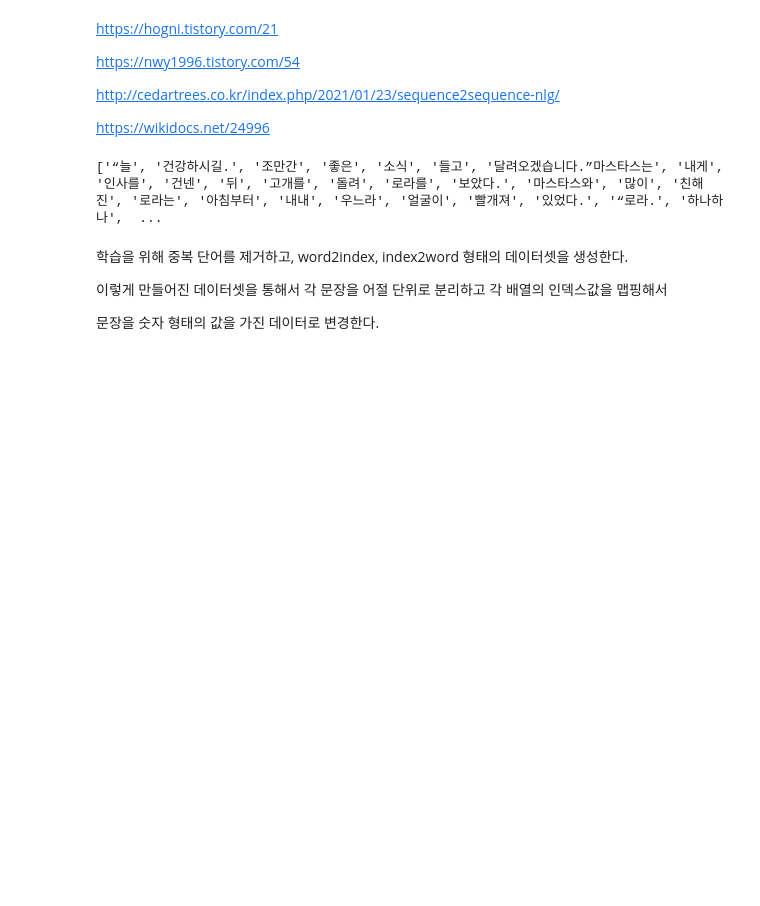
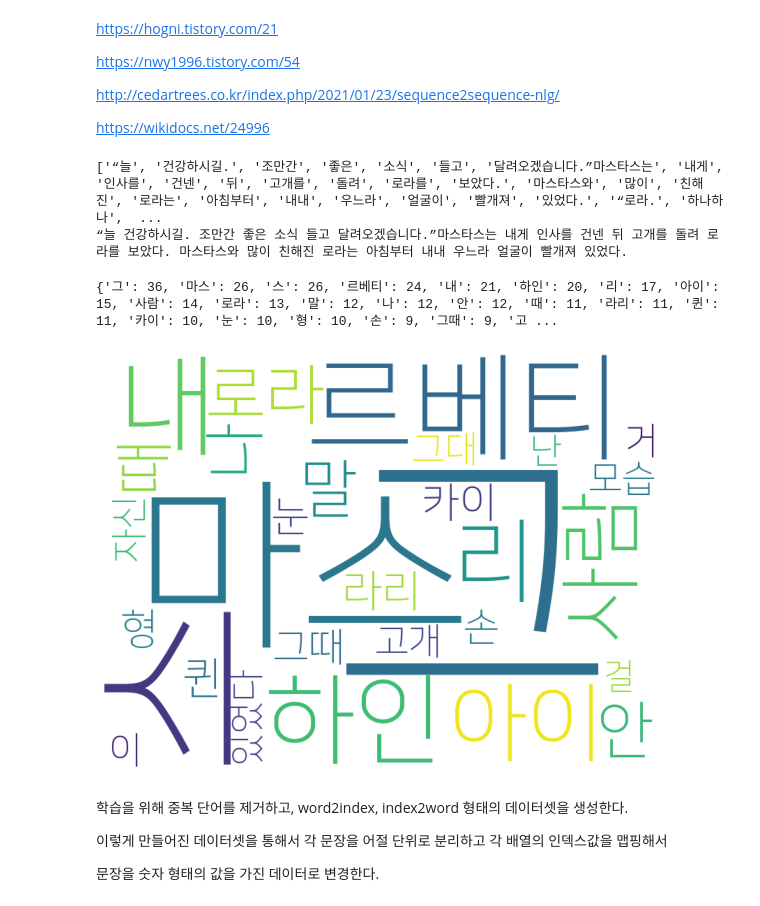
Before and after one commit to jisu1013/NLP_study, a Jupyter notebook: 파이썬_웹크롤링_seq2seq.ipynb, the cells around one changed output. Cells and saved outputs as stored; diff of their text form; code cells hidden in the pictures; blank space fills up the shorter version.

```diff
--- a/파이썬_웹크롤링_seq2seq.ipynb
+++ b/파이썬_웹크롤링_seq2seq.ipynb
@@ -59,10 +79,58 @@ config = Namespace(
 # %%
 with open(config.train_file, 'r', encoding='utf-8') as f:
     text = f.read()
+text_ = text.split('\n')
 text = text.split()
-print(text)
 # %% [output]
 ['“늘', '건강하시길.', '조만간', '좋은', '소식', '들고', '달려오겠습니다.”마스타스는', '내게', '인사를', '건넨', '뒤', '고개를', '돌려', '로라를', '보았다.', '마스타스와', '많이', '친해진', '로라는', '아침부터', '내내', '우느라', '얼굴이', '빨개져', '있었다.', '“로라.', '하나하나',  ...
+“늘 건강하시길. 조만간 좋은 소식 들고 달려오겠습니다.”마스타스는 내게 인사를 건넨 뒤 고개를 돌려 로라를 보았다. 마스타스와 많이 친해진 로라는 아침부터 내내 우느라 얼굴이 빨개져 있었다.
+# %%
+from konlpy.tag import Twitter
+from wordcloud import WordCloud
+from konlpy.tag import Twitter
+from collections import Counter
+from wordcloud import WordCloud
+import matplotlib.pyplot as plt
+
+def make_wordcloud(word_count, text_):
+    twitter = Twitter()
+    sentences_tag = []
+    #형태소 분석하여 리스트에 넣기
+    for sentence in text_:
+        morph = twitter.pos(sentence)
+        sentences_tag.append(morph)
+        #print(morph)
+        #print('-'*30)
+    #print(sentences_tag)
+    #print('\n'*3)
+
+    noun_adj_list = []
+    #명사 형용사만 구분하여 리스트에 넣기
+    for sentence1 in sentences_tag:
+        for word, tag in sentence1:
+            if tag in ['Noun','Adjective']:
+                noun_adj_list.append(word)
+
+    #형태소별 count
+    counts = Counter(noun_adj_list)
+    tags = counts.most_common(word_count)
+    #print(tags)
+
+    #wordCloud 생성
+    #한글이 깨지는 문제 해결하기 위해서 font_path 지정
+    wc = WordCloud(font_path='/content/NanumSquareL.ttf', background_color='white', width=800, height=600)
+    #wc = WordCloud(background_color='white', width=600, height=800)
+    print(dict(tags))
+    cloud = wc.generate_from_frequencies(dict(tags))
+    plt.figure(figsize=(10,8))
+    plt.axis('off')
+    plt.imshow(cloud)
+    plt.show()
+# %%
+make_wordcloud(30, text_)
+# %% [output]
+{'그': 36, '마스': 26, '스': 26, '르베티': 24, '내': 21, '하인': 20, '리': 17, '아이': 15, '사람': 14, '로라': 13, '말': 12, '나': 12, '안': 12, '때': 11, '라리': 11, '퀸': 11, '카이': 10, '눈': 10, '형': 10, '손': 9, '그때': 9, '고 ...
+[figure, added]
 # %% [markdown]
 학습을 위해 중복 단어를 제거하고, word2index, index2word 형태의 데이터셋을 생성한다.
 
```
Also changed, not shown: parts of 2 cells of this notebook.
